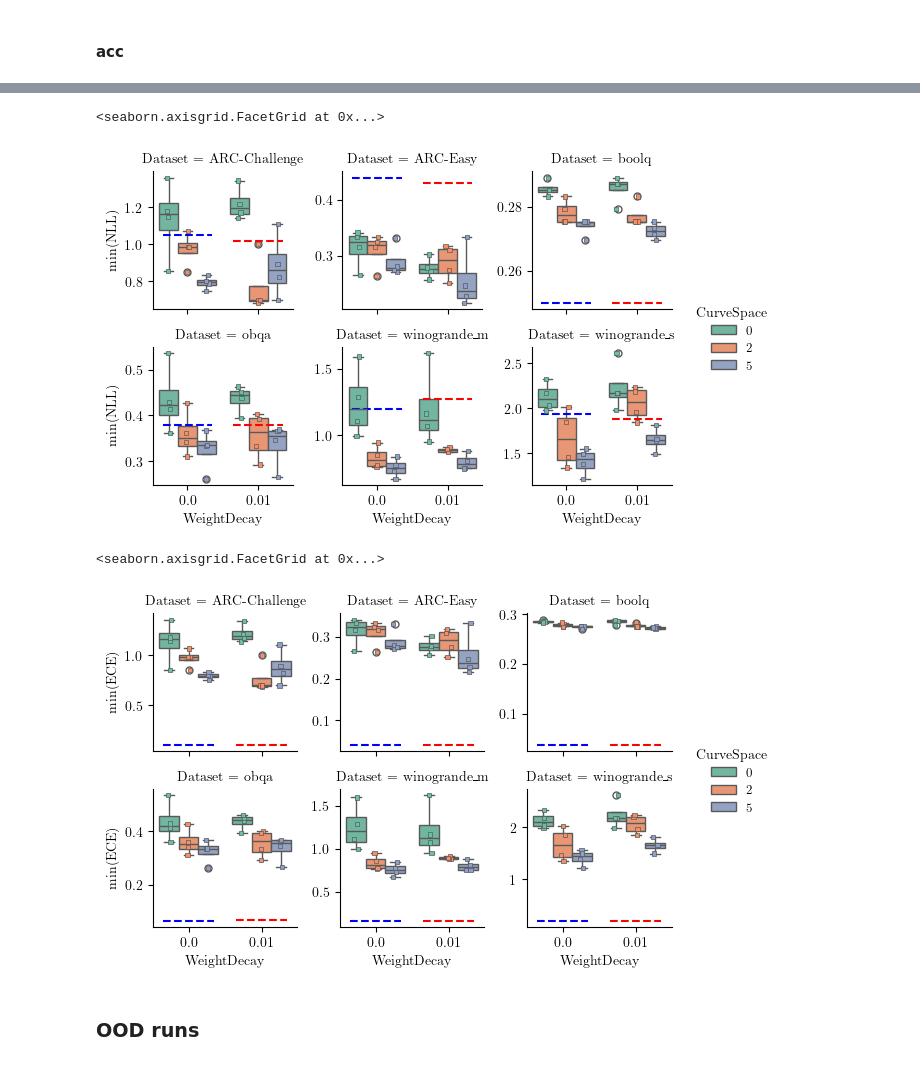
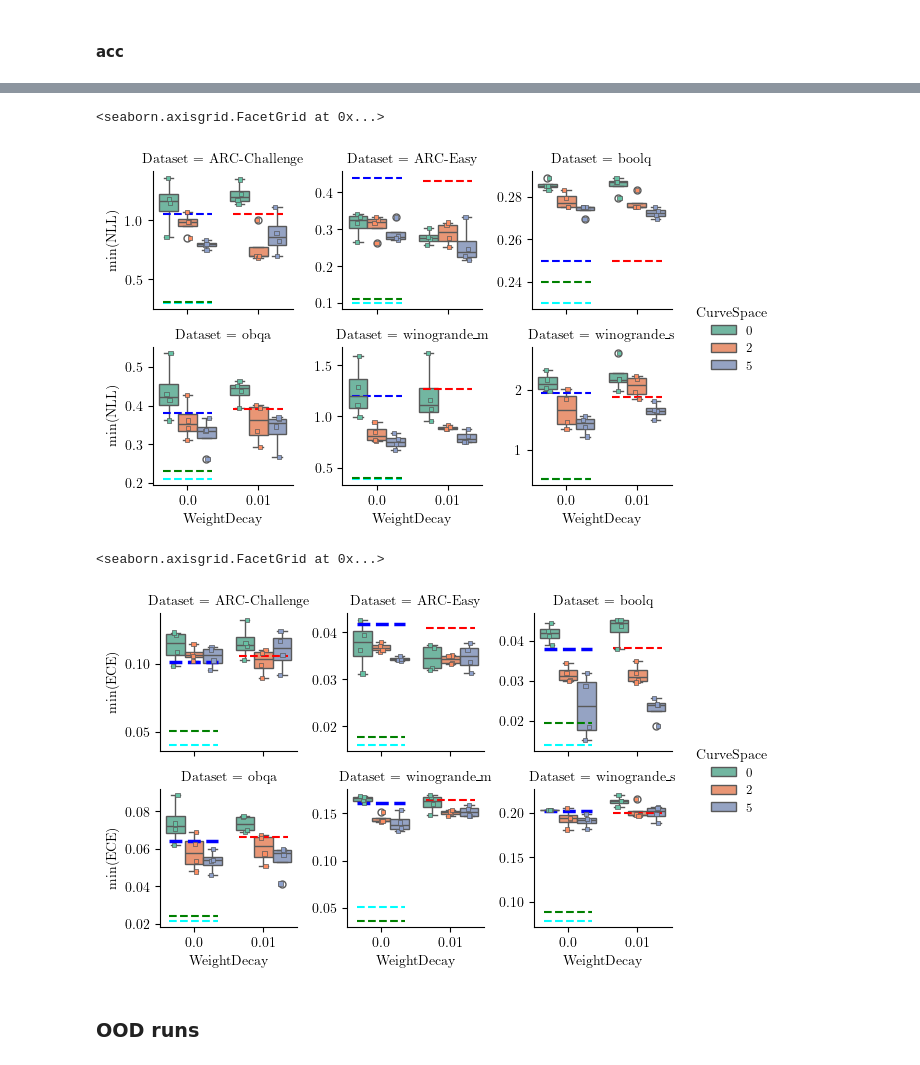
Before and after one commit to doldd/Time_Transformer, a Jupyter notebook: analyse_qwen_results.ipynb, the cells around one changed output, grey strips where cells are left out. Cells and saved outputs as stored; diff of their text form; code cells hidden in the pictures.

```diff
--- a/analyse_qwen_results.ipynb
+++ b/analyse_qwen_results.ipynb
@@ -2570,12 +2589,19 @@ g.tight_layout()
 # %%
 ref_nll = {
-    'boolq': {'MLE': 0.25, 'MAP': 0.25},
-    'ARC-Easy': {'MLE': 0.44, 'MAP': 0.43},
-    'ARC-Challenge': {'MLE': 1.05, 'MAP': 1.02},
-    'obqa': {'MLE': 0.38, 'MAP': 0.38},
-    'winogrande_s': {'MLE': 1.94, 'MAP': 1.88},
-    'winogrande_m': {'MLE': 1.20, 'MAP': 1.27}
+    'boolq': {
+        'MLE': 0.25, 'MAP': 0.25, 'MC-Dropout': 0.25, 'Ensemble': 0.24, 'Laplace': 0.29, 'BLoB': 0.23, 'ScalaBL': 0.24 },
+    'ARC-Easy': {
+        'MLE': 0.44, 'MAP': 0.43, 'MC-Dropout': 0.43, 'Ensemble': 0.25, 'Laplace': 0.51, 'BLoB': 0.10, 'ScalaBL': 0.11 },
+    'ARC-Challenge': {
+        'MLE': 1.05, 'MAP': 1.05, 'MC-Dropout': 1.02, 'Ensemble': 0.75, 'Laplace': 0.80, 'BLoB': 0.30, 'ScalaBL': 0.31 },
+    'obqa': {
+        'MLE': 0.38, 'MAP': 0.39, 'MC-Dropout': 0.36, 'Ensemble': 0.27, 'Laplace': 0.23, 'BLoB': 0.21, 'ScalaBL': 0.23 },
+    'winogrande_s': {
+        'MLE': 1.94, 'MAP': 1.88, 'MC-Dropout': 1.90, 'Ensemble': 1.33, 'Laplace': 0.55, 'BLoB': 0.51, 'ScalaBL': 0.51 },
+    'winogrande_m': {
+        'MLE': 1.20, 'MAP': 1.27, 'MC-Dropout': 1.07, 'Ensemble': 0.74, 'Laplace': 0.44, 'BLoB': 0.39, 'ScalaBL': 0.40 }
 }
+
 
 g = sns.catplot(data=df_clean, x='WeightDecay', y='nll_min', hue='CurveSpace', kind='box', col='Dataset', sharey=False, col_wrap=3, palette='Set2', height=figsize[1], col_order=col_order, hue_order=hue_order)
 for ax in g.axes.flat:
@@ -2622,6 +2648,24 @@ for ax in g.axes.flatten():
                 lw=1.5,
                 label='MLE (WD=0)' if i == 0 else None
             )
+            ax.hlines(
+                y=ref_nll[dataset]['BLoB'],
+                xmin=tick - 0.35,
+                xmax=tick + 0.35,
+                colors='cyan',
+                linestyles='--',
+                lw=1.5,
+                label='BLoB' if i == 0 else None
+            )
+            ax.hlines(
+                y=ref_nll[dataset]['ScalaBL'],
+                xmin=tick - 0.35,
+                xmax=tick + 0.35,
+                colors='green',
+                linestyles='--',
+                lw=1.5,
+                label='ScalaBL' if i == 0 else None
+            )
         elif wd == 0.01:
             ax.hlines(
                 y=ref_nll[dataset]['MAP'],
@@ -2637,18 +2681,20 @@ for ax in g.axes.flatten():
 g.tight_layout()
 # %% [output]
 <seaborn.axisgrid.FacetGrid at 0x...>
-[figure, old version]
+[figure, new version]
 # %%
 ref_ece = {
-    'boolq': {'MLE': 3.79, 'MAP': 3.81},
-    'ARC-Easy': {'MLE': 4.17, 'MAP': 4.08},
-    'ARC-Challenge': {'MLE': 10.11, 'MAP': 10.54},
-    'obqa': {'MLE': 6.40, 'MAP': 6.61},
-    'winogrande_s': {'MLE': 20.14, 'MAP': 19.99},
-    'winogrande_m': {'MLE': 16.10, 'MAP': 16.42},
+    'winogrande_s': { 'MLE': 20.14, 'MAP': 19.99, 'MC-Dropout': 20.15, 'Ensemble': 19.06, 'Laplace': 13.32, 'BLoB': 7.88, 'ScalaBL': 8.88 },
+    'ARC-Challenge':{ 'MLE': 10.11, 'MAP': 10.54, 'MC-Dropout': 10.06, 'Ensemble': 10.13, 'Laplace': 37.90, 'BLoB': 4.03, 'ScalaBL': 5.03 },
+    'ARC-Easy':     { 'MLE': 4.17, 'MAP': 4.08, 'MC-Dropout': 4.01, 'Ensemble': 3.75, 'Laplace': 33.80, 'BLoB': 1.60, 'ScalaBL': 1.78 },
+    'winogrande_m': { 'MLE': 16.10, 'MAP': 16.42, 'MC-Dropout': 15.46, 'Ensemble': 13.65, 'Laplace': 4.81, 'BLoB': 5.08, 'ScalaBL': 3.64 },
+    'obqa':         { 'MLE': 6.40, 'MAP': 6.61, 'MC-Dropout': 6.60, 'Ensemble': 4.96, 'Laplace': 1.90, 'BLoB': 2.16, 'ScalaBL': 2.43 },
+    'boolq':        { 'MLE': 3.79, 'MAP': 3.81, 'MC-Dropout': 3.88, 'Ensemble': 2.61, 'Laplace': 1.18, 'BLoB': 1.40, 'ScalaBL': 1.96 },
 }
 
-g = sns.catplot(data=df_clean, x='WeightDecay', y='nll_min', hue='CurveSpace', kind='box', col='Dataset', sharey=False, col_wrap=3, palette='Set2', height=figsize[1], col_order=col_order, hue_order=hue_order)
+
+
+g = sns.catplot(data=df_clean, x='WeightDecay', y='ece_min', hue='CurveSpace', kind='box', col='Dataset', sharey=False, col_wrap=3, palette='Set2', height=figsize[1], col_order=col_order, hue_order=hue_order)
 for ax in g.axes.flat:
     ds = ax.get_title().split('=')[1].strip()
     # 3. Draw the stripplot onto the current axes (ax)
@@ -2656,7 +2702,7 @@ for ax in g.axes.flat:
     sns.stripplot(
         data=df_clean[df_clean['Dataset'] == ds],
         x='WeightDecay',
-        y='nll_min',
+        y='ece_min',
         hue='CurveSpace',
         ax=ax,  # <-- Tell the stripplot which axis to draw on
         palette='Set2',
@@ -2680,35 +2726,53 @@ for ax in g.axes.flatten():
     if dataset not in ref_ece:
         continue
 
     # Get current axis limits for scaling line width
     for i, wd in enumerate(weight_levels):
         tick = i  # categorical position
         if wd == 0:
             ax.hlines(
                 y=ref_ece[dataset]['MLE'] / 100,
                 xmin=tick - 0.35,
                 xmax=tick + 0.35,
                 colors='blue',
                 linestyles='--',
+                lw=2.5,
+                label='MLE (WD=0)' if i == 0 else None
+            )
+            ax.hlines(
+                y=ref_ece[dataset]['BLoB'] / 100,
+                xmin=tick - 0.35,
+                xmax=tick + 0.35,
+                colors='cyan',
+                linestyles='--',
                 lw=1.5,
-                label='MLE (WD=0)' if i == 0 else None
+                label='BLoB' if i == 0 else None
+            )
+            ax.hlines(
+                y=ref_ece[dataset]['ScalaBL'] / 100,
+                xmin=tick - 0.35,
+                xmax=tick + 0.35,
+                colors='green',
+                linestyles='--',
+                lw=1.5,
+                label='ScalaBL' if i == 0 else None
             )
         elif wd == 0.01:
             ax.hlines(
                 y=ref_ece[dataset]['MAP'] / 100,
                 xmin=tick - 0.35,
                 xmax=tick + 0.35,
                 colors='red',
                 linestyles='--',
                 lw=1.5,
                 label='MAP (WD=0.01)' if i == 0 else None
             )
 
 # Adjust legend placement if needed
 g.tight_layout()
 # %% [output]
 <seaborn.axisgrid.FacetGrid at 0x...>
-[figure, old version]
+[figure, new version]
 # %% [markdown]
 ### OOD runs
 # %%
```
Also changed, not shown: parts of 21 cells of this notebook, 2 other files.
